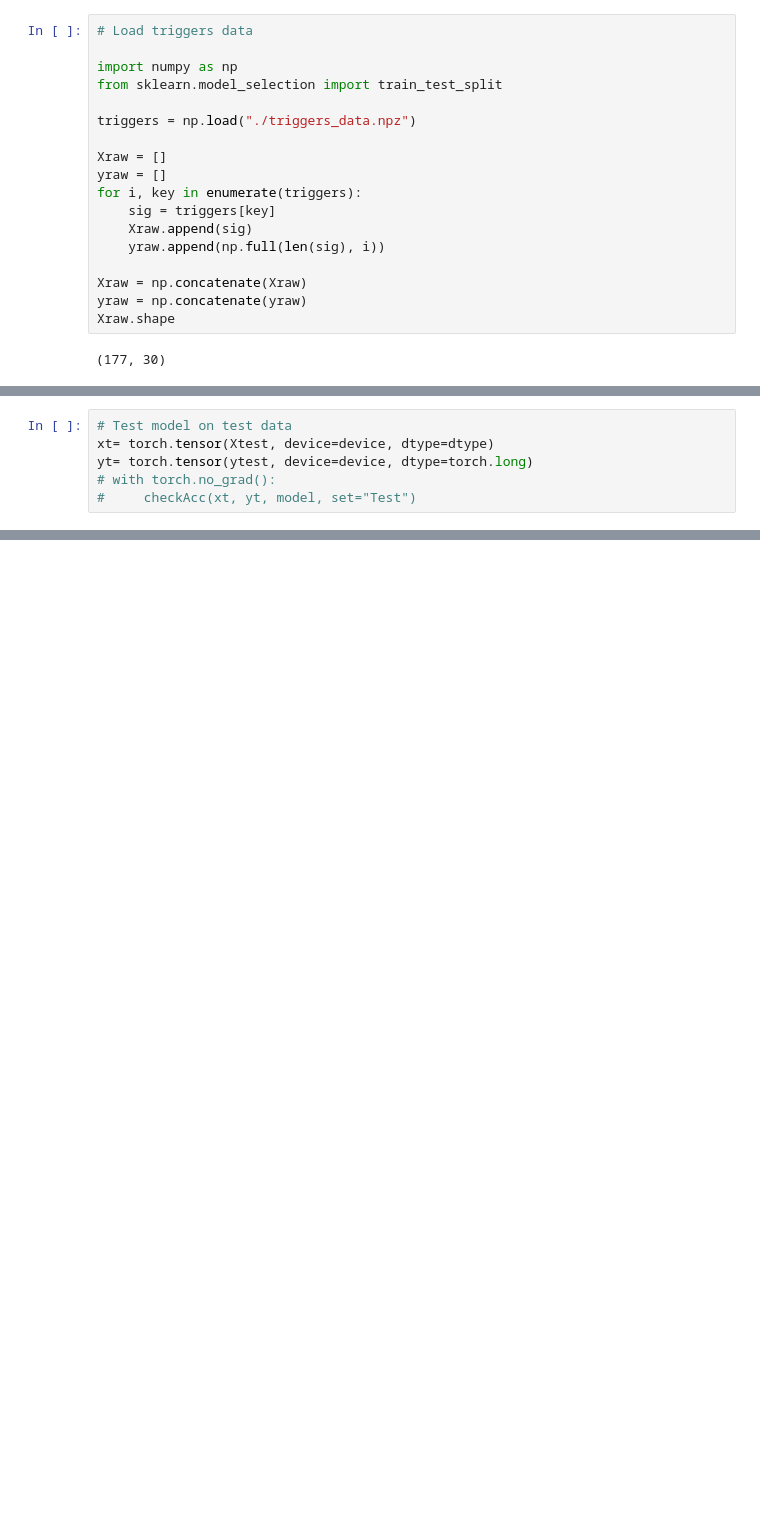
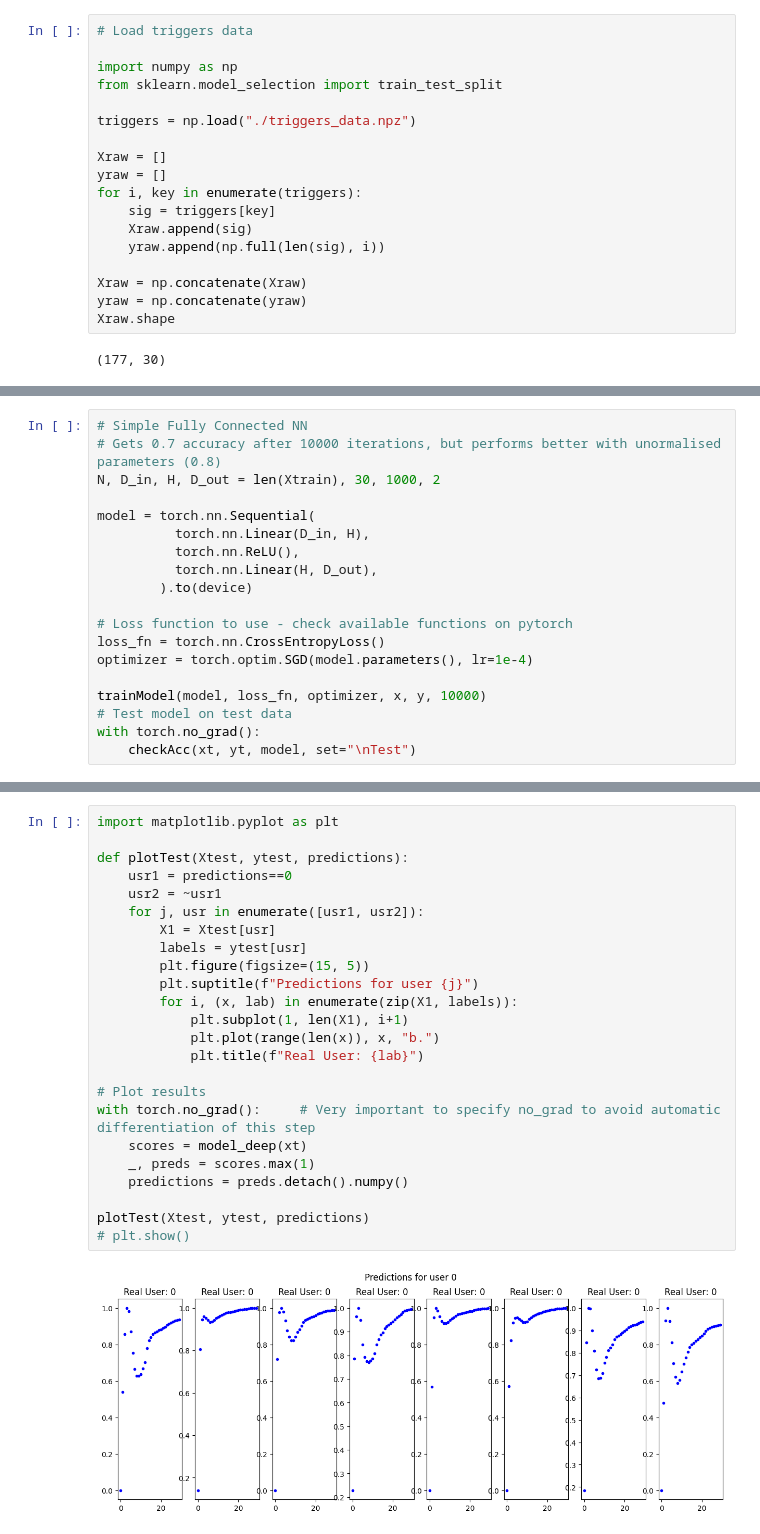
Before and after one commit to GuiMacielPereira/sensor_ML, a Jupyter notebook: data_processing/toy_pytorch.sync.ipynb, the cells around one changed output, grey strips where cells are left out. Cells and saved outputs as stored; diff of their text form; blank space fills up the shorter version.

Commit message:
Cleaned pytorch toy notebook, now it is much clearer and can compare the two architectures.

```diff
--- a/data_processing/toy_pytorch.sync.ipynb
+++ b/data_processing/toy_pytorch.sync.ipynb
@@ -131,7 +101,20 @@ Validation Accuracy: 14 / 16 = 0.88
 # %%
+# Simple Fully Connected NN
+# Gets 0.7 accuracy after 10000 iterations, but performs better with unormalised parameters (0.8)
+N, D_in, H, D_out = len(Xtrain), 30, 1000, 2
+
+model = torch.nn.Sequential(
+          torch.nn.Linear(D_in, H),
+          torch.nn.ReLU(),
+          torch.nn.Linear(H, D_out),
+        ).to(device)
+
+# Loss function to use - check available functions on pytorch
+loss_fn = torch.nn.CrossEntropyLoss()
+optimizer = torch.optim.SGD(model.parameters(), lr=1e-4)
+
+trainModel(model, loss_fn, optimizer, x, y, 10000)
 # Test model on test data
-xt= torch.tensor(Xtest, device=device, dtype=dtype)
-yt= torch.tensor(ytest, device=device, dtype=torch.long)
-# with torch.no_grad():
-#     checkAcc(xt, yt, model, set="Test")
+with torch.no_grad():
+    checkAcc(xt, yt, model, set="\nTest")
 # %% [output]
@@ -240,0 +204,26 @@ plotTest(Xtest, ytest, predictions)
+# %%
+import matplotlib.pyplot as plt
+
+def plotTest(Xtest, ytest, predictions):
+    usr1 = predictions==0
+    usr2 = ~usr1
+    for j, usr in enumerate([usr1, usr2]):
+        X1 = Xtest[usr]
+        labels = ytest[usr]
+        plt.figure(figsize=(15, 5))
+        plt.suptitle(f"Predictions for user {j}")
+        for i, (x, lab) in enumerate(zip(X1, labels)):
+            plt.subplot(1, len(X1), i+1)
+            plt.plot(range(len(x)), x, "b.")
+            plt.title(f"Real User: {lab}")
+
+# Plot results
+with torch.no_grad():     # Very important to specify no_grad to avoid automatic differentiation of this step
+    scores = model_deep(xt)
+    _, preds = scores.max(1)
+    predictions = preds.detach().numpy()
+
+plotTest(Xtest, ytest, predictions)
+# plt.show()
+# %% [output]
+[figure, added]
```
Also changed, not shown: parts of 12 cells of this notebook, 1 other file.
